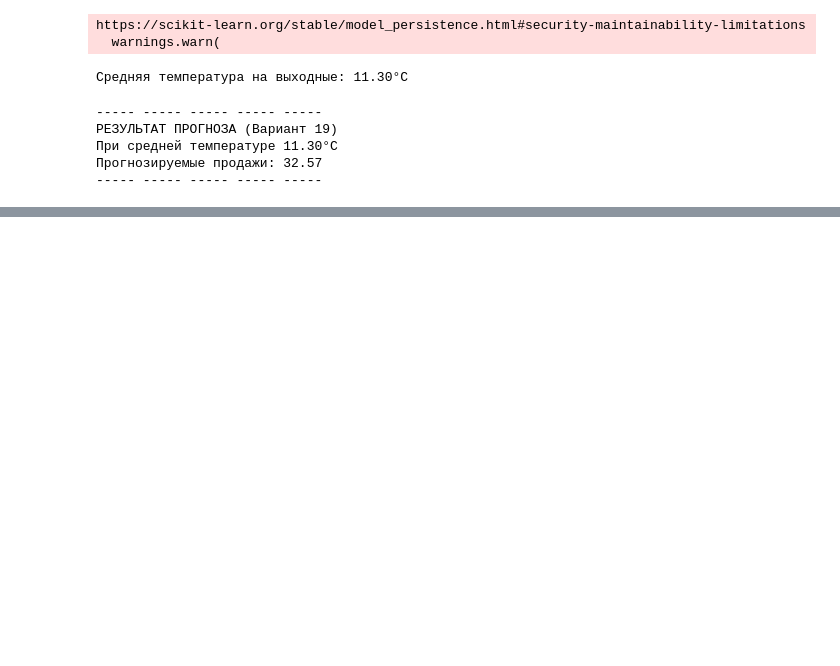
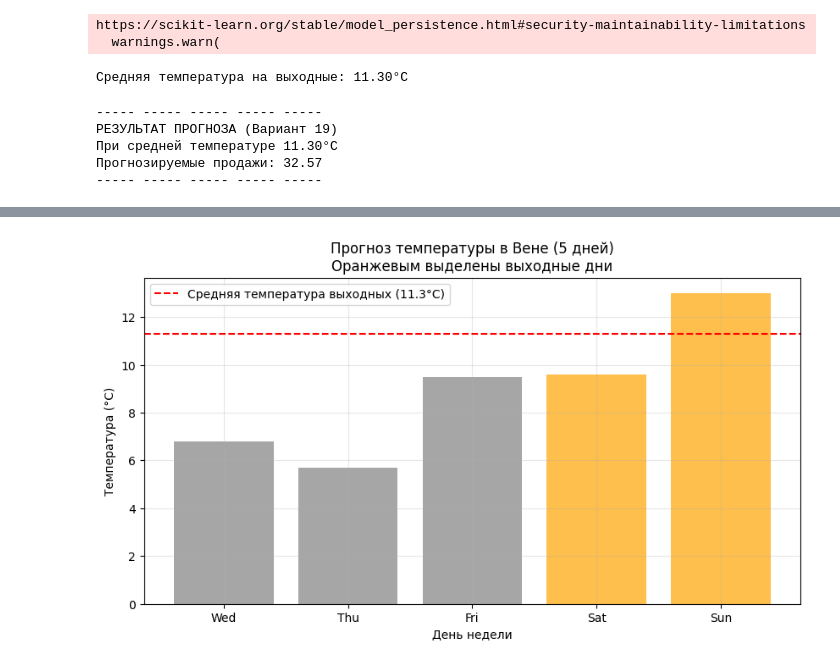
Before and after one commit to Iv0cheer/ETL_practicum, a Jupyter notebook: prediction_of_sales_19.ipynb, the cells around one changed output, grey strips where cells are left out. Cells and saved outputs as stored; diff of their text form; code cells hidden in the pictures; blank space fills up the shorter version.

```diff
--- a/prediction_of_sales_19.ipynb
+++ b/prediction_of_sales_19.ipynb
@@ -50,0 +95,17 @@ print("----- ----- ----- ----- -----")
+# %%
+plt.figure(figsize=(10, 5))
+weather_data = pd.read_csv("data/weather_forecast_vienna.csv")
+weather_data['date'] = pd.to_datetime(weather_data['date'])
+weather_data['weekday_short'] = weather_data['date'].dt.strftime('%a')
+
+colors = ['gray' if day not in ['Sat', 'Sun'] else 'orange' for day in weather_data['weekday_short']]
+plt.bar(weather_data['weekday_short'], weather_data['temperature'], color=colors, alpha=0.7)
+plt.axhline(y=avg_temp, color='red', linestyle='--', label=f'Средняя температура выходных ({avg_temp}°C)')
+plt.xlabel('День недели')
+plt.ylabel('Температура (°C)')
+plt.title('Прогноз температуры в Вене (5 дней)\nОранжевым выделены выходные дни')
+plt.legend()
+plt.grid(True, alpha=0.3)
+plt.show()
+# %% [output]
+[figure, added]
```
Also changed, not shown: parts of 5 cells of this notebook.
